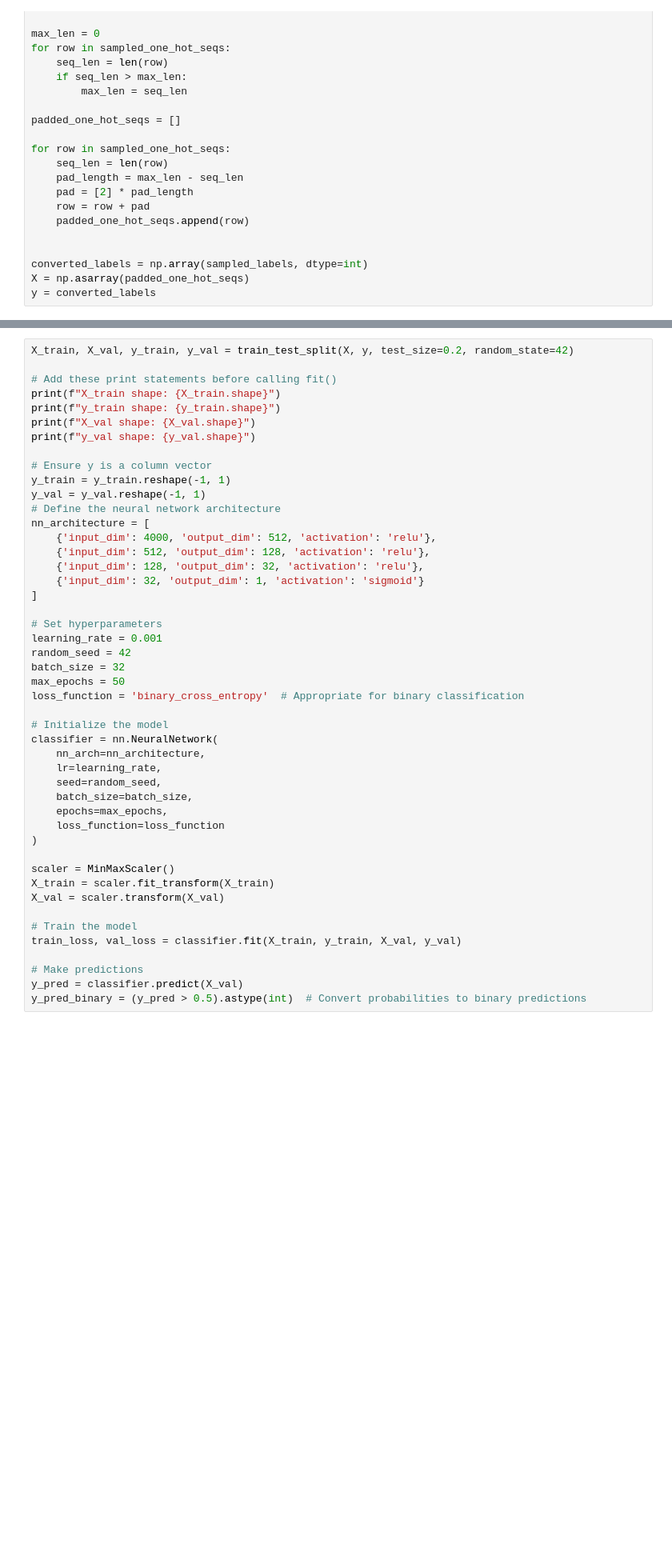
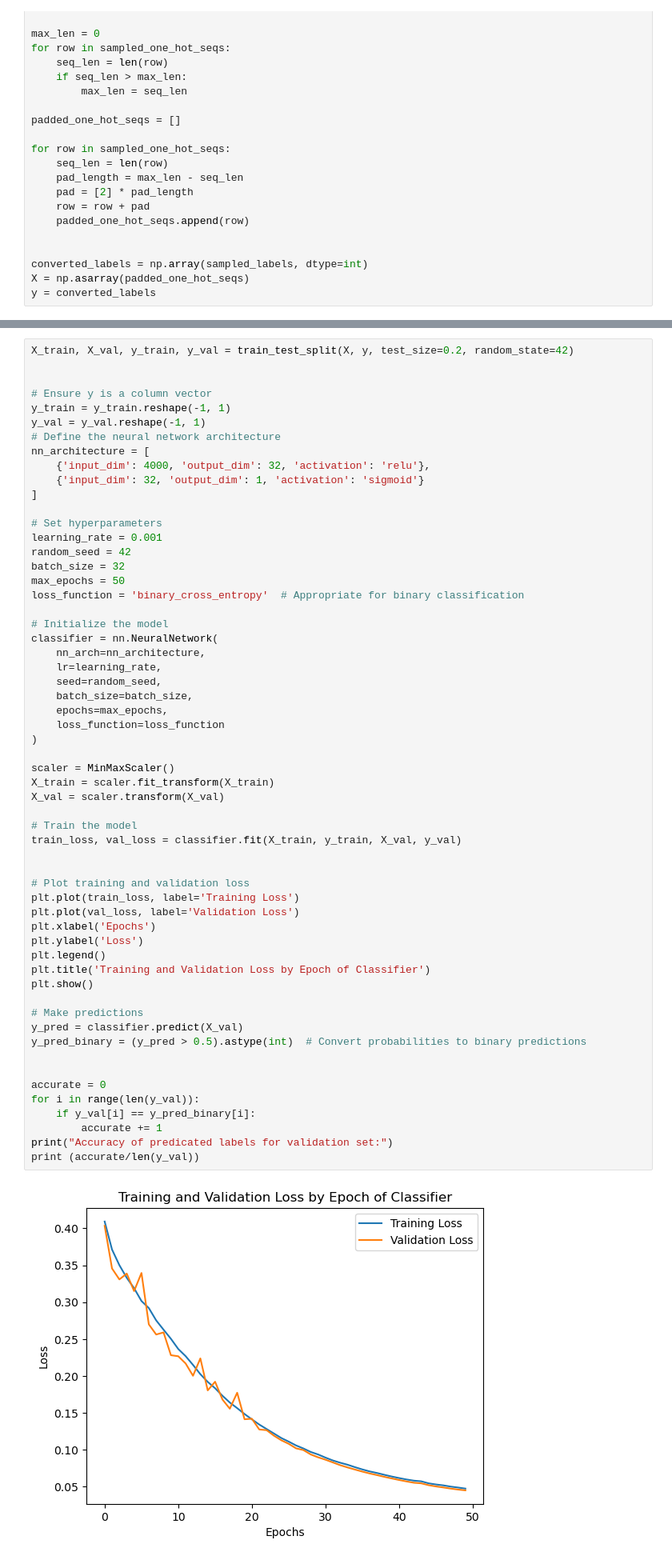
Before and after one commit to ipsamitt/final-nn, a Jupyter notebook: main.ipynb, the cells around one changed output, grey strips where cells are left out. Shown at 80% size. Cells and saved outputs as stored; diff of their text form; blank space fills up the shorter version.

```diff
--- a/main.ipynb
+++ b/main.ipynb
@@ -106,48 +102,60 @@ len(converted_labels)
 # %%
 X_train, X_val, y_train, y_val = train_test_split(X, y, test_size=0.2, random_state=42)
 
-# Add these print statements before calling fit()
-print(f"X_train shape: {X_train.shape}")
-print(f"y_train shape: {y_train.shape}")
-print(f"X_val shape: {X_val.shape}")
-print(f"y_val shape: {y_val.shape}")
 
 # Ensure y is a column vector
 y_train = y_train.reshape(-1, 1)
 y_val = y_val.reshape(-1, 1)
 # Define the neural network architecture
 nn_architecture = [
-    {'input_dim': 4000, 'output_dim': 512, 'activation': 'relu'},
-    {'input_dim': 512, 'output_dim': 128, 'activation': 'relu'},
-    {'input_dim': 128, 'output_dim': 32, 'activation': 'relu'},
+    {'input_dim': 4000, 'output_dim': 32, 'activation': 'relu'},
     {'input_dim': 32, 'output_dim': 1, 'activation': 'sigmoid'}
 ]
 
 # Set hyperparameters
 learning_rate = 0.001
 random_seed = 42
 batch_size = 32
 max_epochs = 50
 loss_function = 'binary_cross_entropy'  # Appropriate for binary classification
 
 # Initialize the model
 classifier = nn.NeuralNetwork(
     nn_arch=nn_architecture,
     lr=learning_rate,
     seed=random_seed,
     batch_size=batch_size,
     epochs=max_epochs,
     loss_function=loss_function
 )
 
 scaler = MinMaxScaler()
 X_train = scaler.fit_transform(X_train)
 X_val = scaler.transform(X_val)
 
 # Train the model
 train_loss, val_loss = classifier.fit(X_train, y_train, X_val, y_val)
 
+
+# Plot training and validation loss
+plt.plot(train_loss, label='Training Loss')
+plt.plot(val_loss, label='Validation Loss')
+plt.xlabel('Epochs')
+plt.ylabel('Loss')
+plt.legend()
+plt.title('Training and Validation Loss by Epoch of Classifier')
+plt.show()
+
 # Make predictions
 y_pred = classifier.predict(X_val)
 y_pred_binary = (y_pred > 0.5).astype(int)  # Convert probabilities to binary predictions
+
+
+accurate = 0
+for i in range(len(y_val)):
+    if y_val[i] == y_pred_binary[i]:
+        accurate += 1
+print("Accuracy of predicated labels for validation set:")
+print (accurate/len(y_val))
 # %% [output]
+[figure, added]
```
Also changed, not shown: parts of 6 cells of this notebook, 1 other file.
